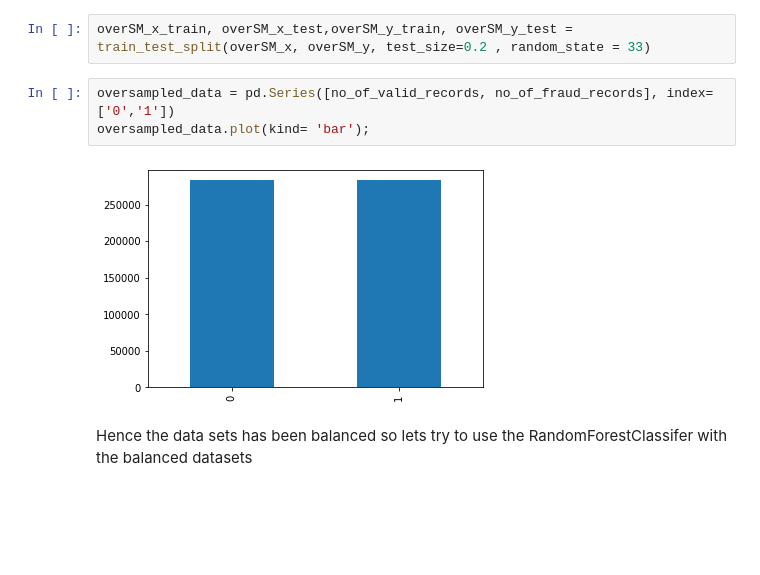
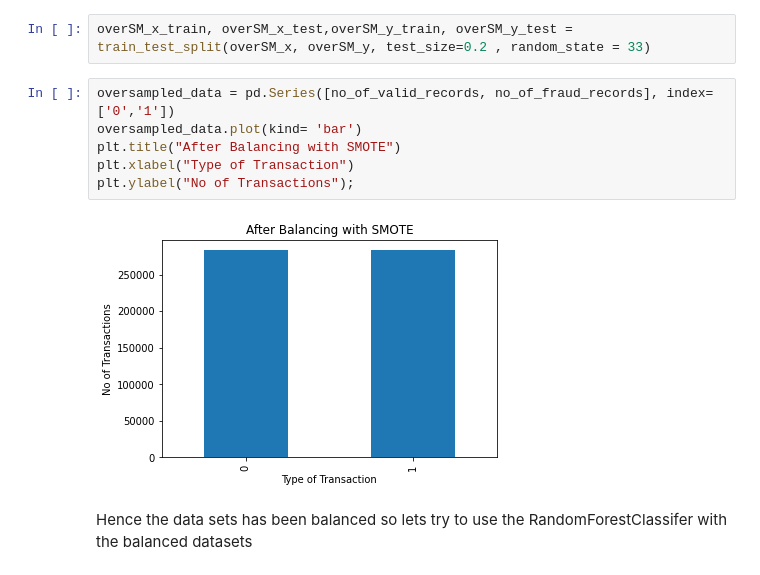
Before and after one commit to sapk-pa1/Credit_Card_Fraud_Detection, a Jupyter notebook: main1.ipynb, the cells around one changed output. Cells and saved outputs as stored; diff of their text form; blank space fills up the shorter version.

```diff
--- a/main1.ipynb
+++ b/main1.ipynb
@@ -331,9 +356,12 @@ After Oversampling:
 overSM_x_train, overSM_x_test,overSM_y_train, overSM_y_test = train_test_split(overSM_x, overSM_y, test_size=0.2 , random_state = 33)
 # %%
 oversampled_data = pd.Series([no_of_valid_records, no_of_fraud_records], index=['0','1'])
-oversampled_data.plot(kind= 'bar');
+oversampled_data.plot(kind= 'bar')
+plt.title("After Balancing with SMOTE")
+plt.xlabel("Type of Transaction")
+plt.ylabel("No of Transactions");
 # %% [output]
-[figure, old version]
+[figure, new version]
 # %% [markdown]
 Hence the data sets has been balanced so lets try to use the RandomForestClassifer with the balanced datasets
 # %%
```
Also changed, not shown: parts of 39 cells of this notebook, 13 other files.
